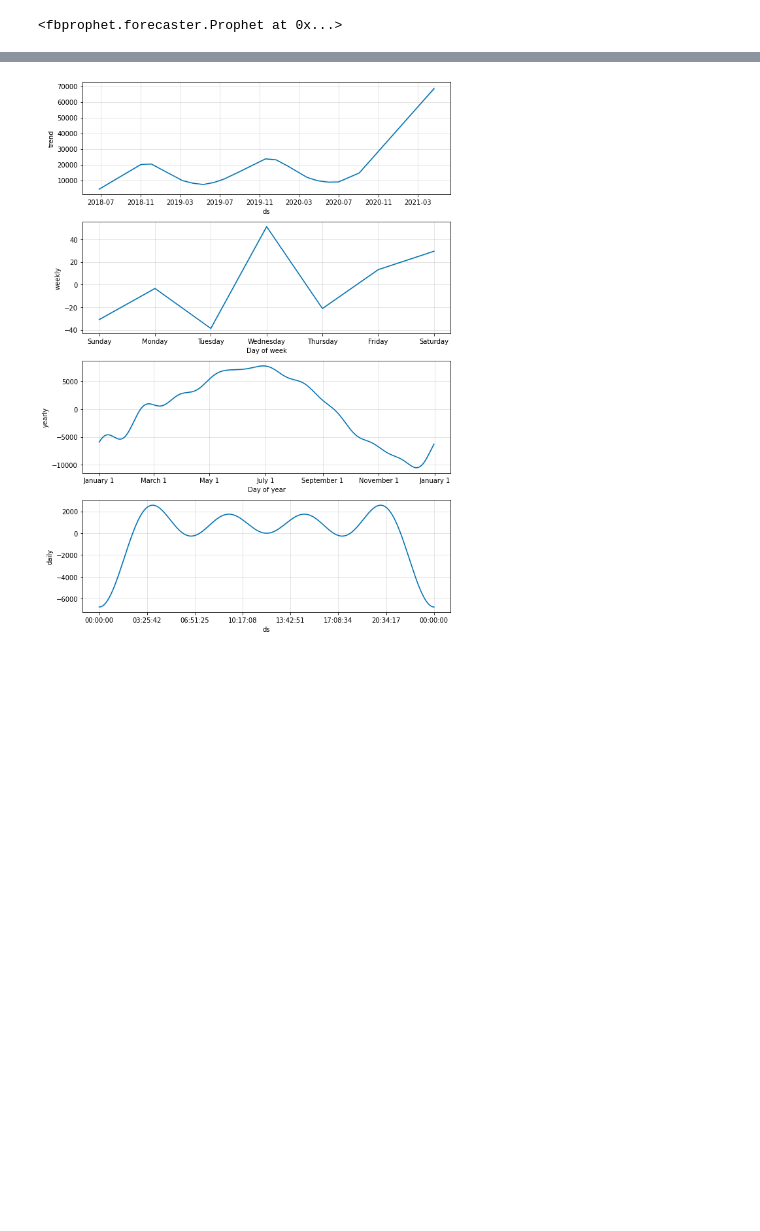
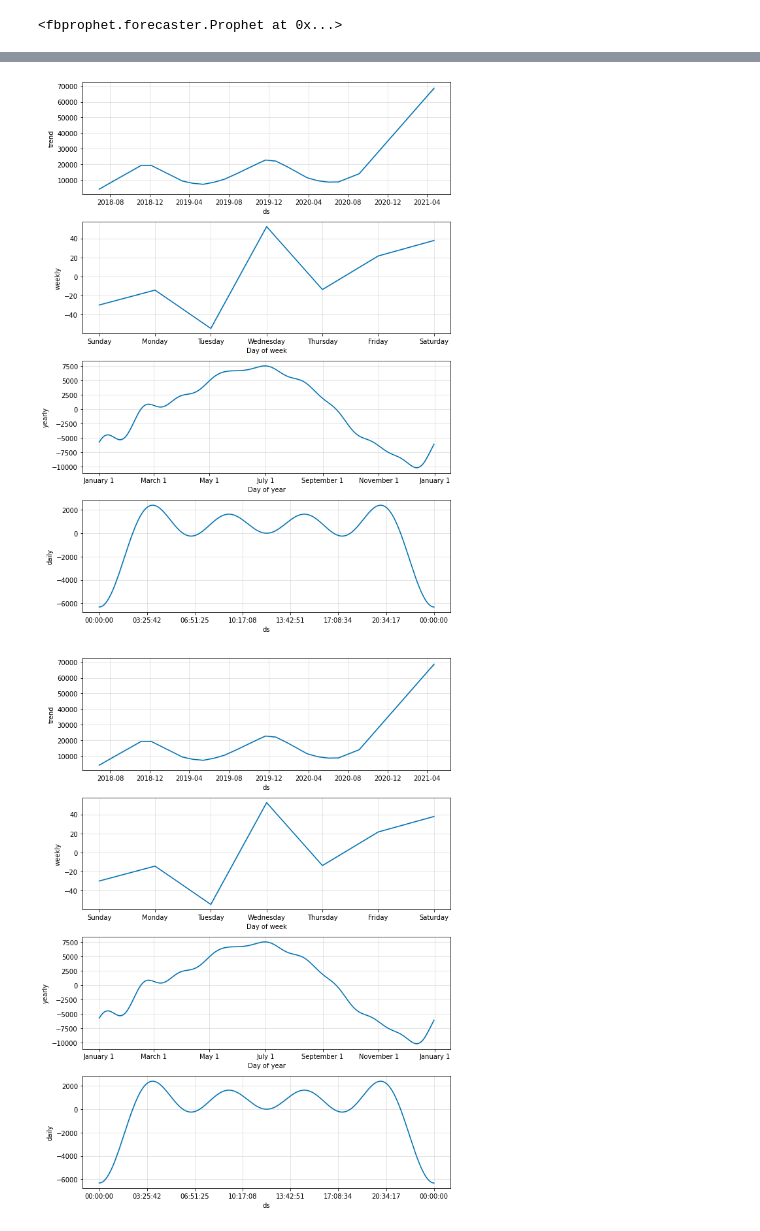
Before and after one commit to HDietrich416/BitcoinDashboard, a Jupyter notebook: bitcoin_app/assets/Bitcoin_ETL.ipynb, the cells around one changed output, grey strips where cells are left out. Cells and saved outputs as stored; diff of their text form; code cells hidden in the pictures; blank space fills up the shorter version.

```diff
--- a/bitcoin_app/assets/Bitcoin_ETL.ipynb
+++ b/bitcoin_app/assets/Bitcoin_ETL.ipynb
@@ -291,6 +245,7 @@ with engine.connect() as con:
 # %%
 # Plot model components
 
-model.plot_components(predictions).savefig('modelcomponents.png')
+model.plot_components(predictions)
 # %% [output]
-[figure, old version]
+[figure, new version]
+[figure, added]
```
Also changed, not shown: parts of 15 cells of this notebook.
